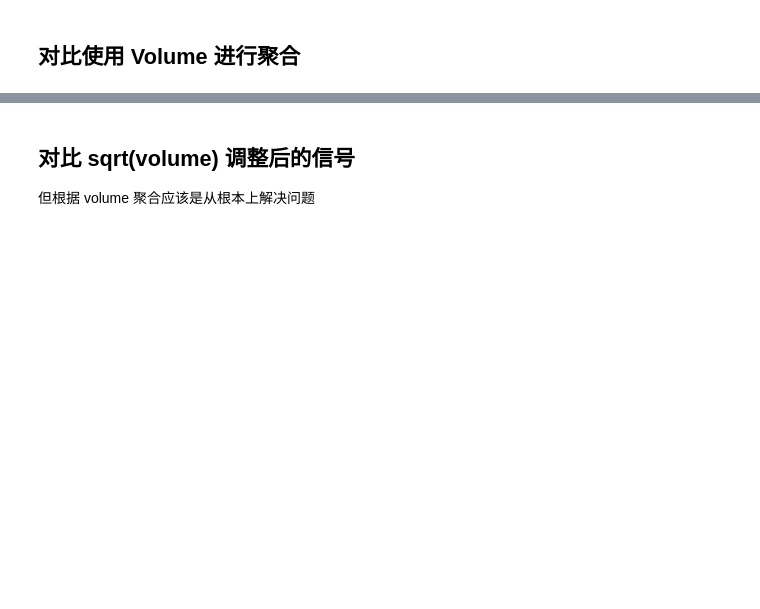
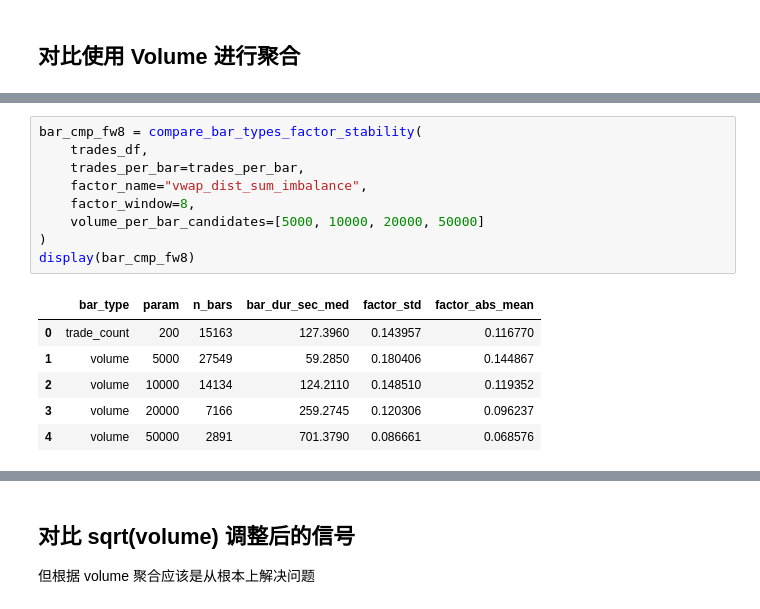
Before and after one commit to vincent-wat04/crypto_cta, a Jupyter notebook: notebooks/clean_signal_analysis.ipynb, the cells around one changed output, grey strips where cells are left out. Drawn from its saved outputs; the diff is of its cells as text; blank space fills up the shorter version.

```diff
--- a/notebooks/clean_signal_analysis.ipynb
+++ b/notebooks/clean_signal_analysis.ipynb
@@ -637,0 +1170,16 @@ vwap_dist_sum_v41_strategy_enhanced(bars, 8, 10, 10, 10)
+# %%
+bar_cmp_fw8 = compare_bar_types_factor_stability(
+    trades_df,
+    trades_per_bar=trades_per_bar,
+    factor_name="vwap_dist_sum_imbalance",
+    factor_window=8,
+    volume_per_bar_candidates=[5000, 10000, 20000, 50000]
+)
+display(bar_cmp_fw8)
+# %% [output]
+|  | bar_type | param | n_bars | bar_dur_sec_med | factor_std | factor_abs_mean |
+| 0 | trade_count | 200 | 15163 | 127.3960 | 0.143957 | 0.116770 |
+| 1 | volume | 5000 | 27549 | 59.2850 | 0.180406 | 0.144867 |
+| 2 | volume | 10000 | 14134 | 124.2110 | 0.148510 | 0.119352 |
+| 3 | volume | 20000 | 7166 | 259.2745 | 0.120306 | 0.096237 |
+| 4 | volume | 50000 | 2891 | 701.3790 | 0.086661 | 0.068576 |
```
Also changed, not shown: parts of 59 cells of this notebook.
